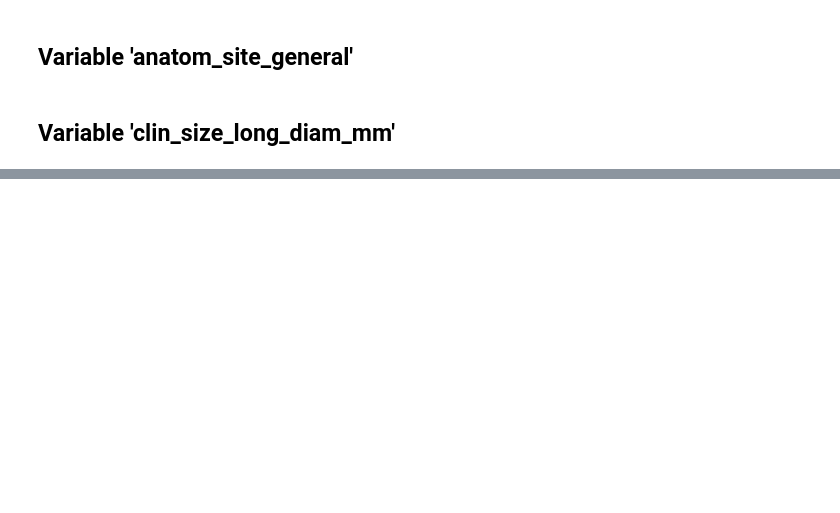
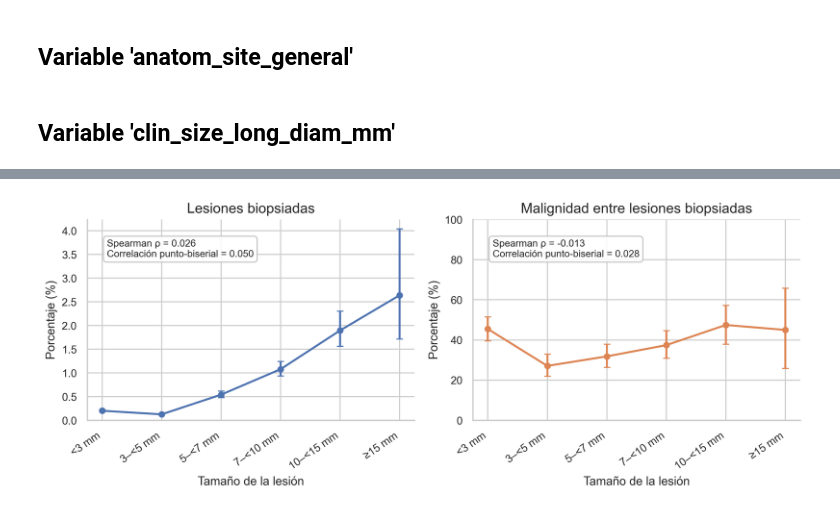
Before and after one commit to JuanCardona7/my-image-classifier, a Jupyter notebook: notebooks/EDA_02.ipynb, the cells around one changed output, grey strips where cells are left out. Saved outputs shown, nothing was run; the diff lists cells and outputs as text; code cells hidden in the pictures; blank space fills up the shorter version.

```diff
--- a/notebooks/EDA_02.ipynb
+++ b/notebooks/EDA_02.ipynb
@@ -2560,0 +3799,4 @@ Finalmente, existen ocho pacientes con edades inferiores a 18 años. Su exclusi
+# %%
+figures["size_predictive_value"]
+# %% [output]
+[figure, added]
```
Also changed, not shown: parts of 46 cells of this notebook, 1 other file.
